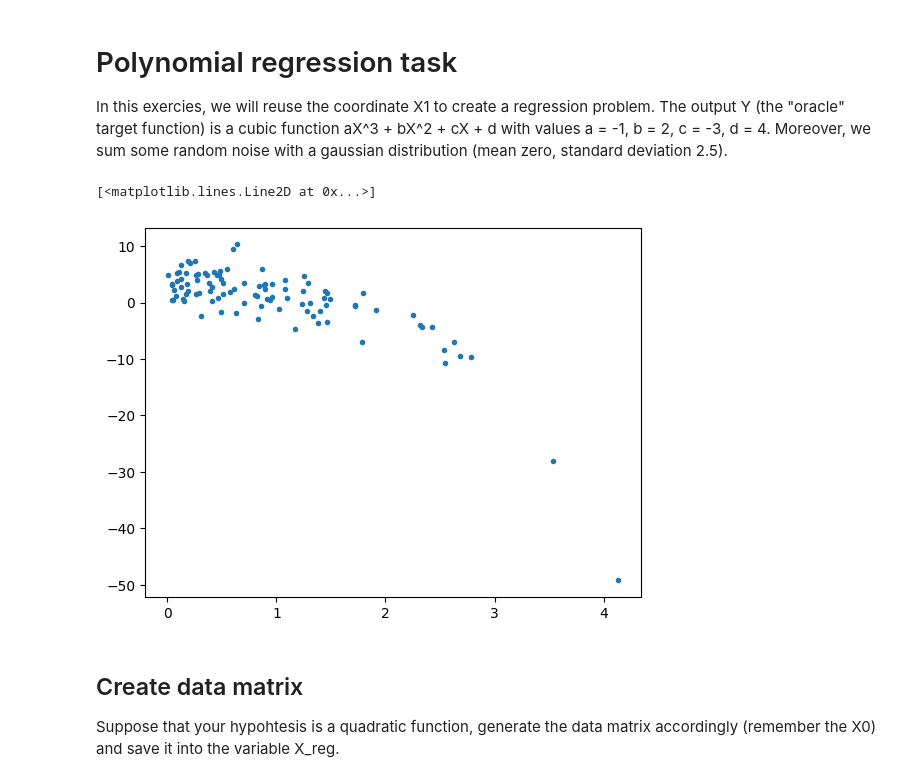
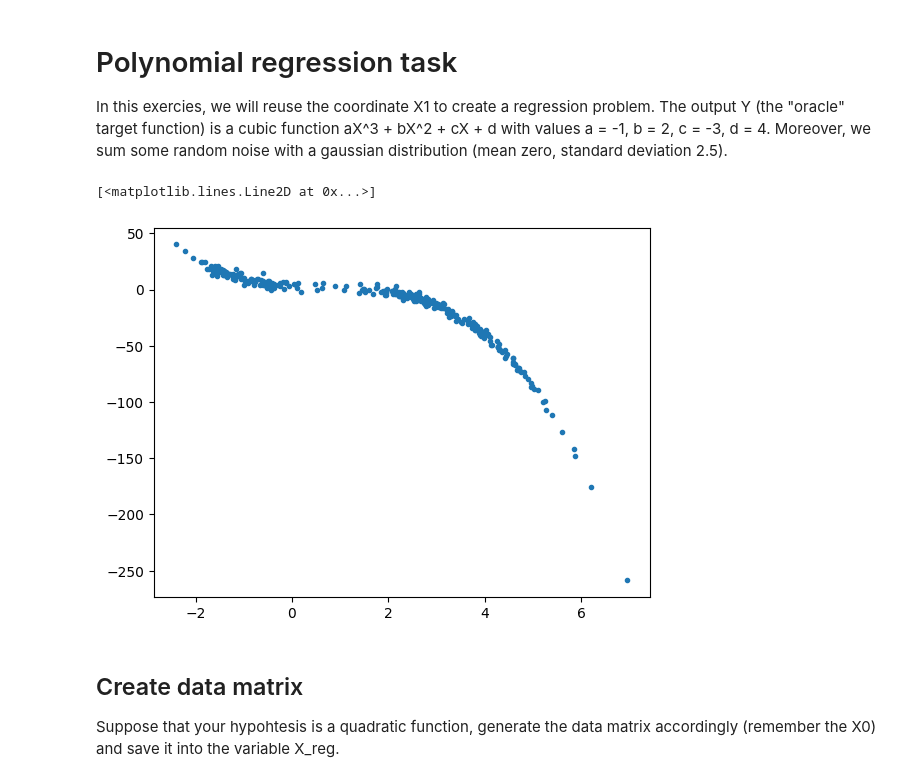
Before and after one commit to imAlessas/machine-learning, a Jupyter notebook: exercises/classification-perceptron.ipynb, the cells around one changed output. Drawn from its saved outputs; the diff is of its cells as text; code cells hidden in the pictures.

```diff
--- a/exercises/classification-perceptron.ipynb
+++ b/exercises/classification-perceptron.ipynb
@@ -177,23 +177,22 @@ In this exercies, we will reuse the coordinate X1 to create a regression problem
 # %%
 # generate (oracle) quadratic target function
 a = -1
 b = 2
 c = -3
 d = 4
 
 sigma = 2.5
-noise = sigma * np.random.randn(N)
+noise = np.random.randn(3 * N) * sigma
 
-X = np.random.exponential(scale = 1, size = N)
+X1 = np.concatenate((X1_1, X1_2, X1_3)) #  create X1
 
-y = (a * X**3) + (b * X**2) + (c * X) + d + noise
-
+y = (a * X1**3) + (b * X1**2) + (c * X1) + d + noise
 
 # plot data
-plt.plot(X, y, '.')
+plt.plot(X1, y, '.')
 # %% [output]
 [<matplotlib.lines.Line2D at 0x...>]
-[figure, old version]
+[figure, new version]
 # %% [markdown]
 ## Create data matrix
 Suppose that your hypohtesis is a quadratic function, generate the data matrix accordingly (remember the X0) and save it into the variable X_reg.
```
Also changed, not shown: parts of 3 cells of this notebook.
